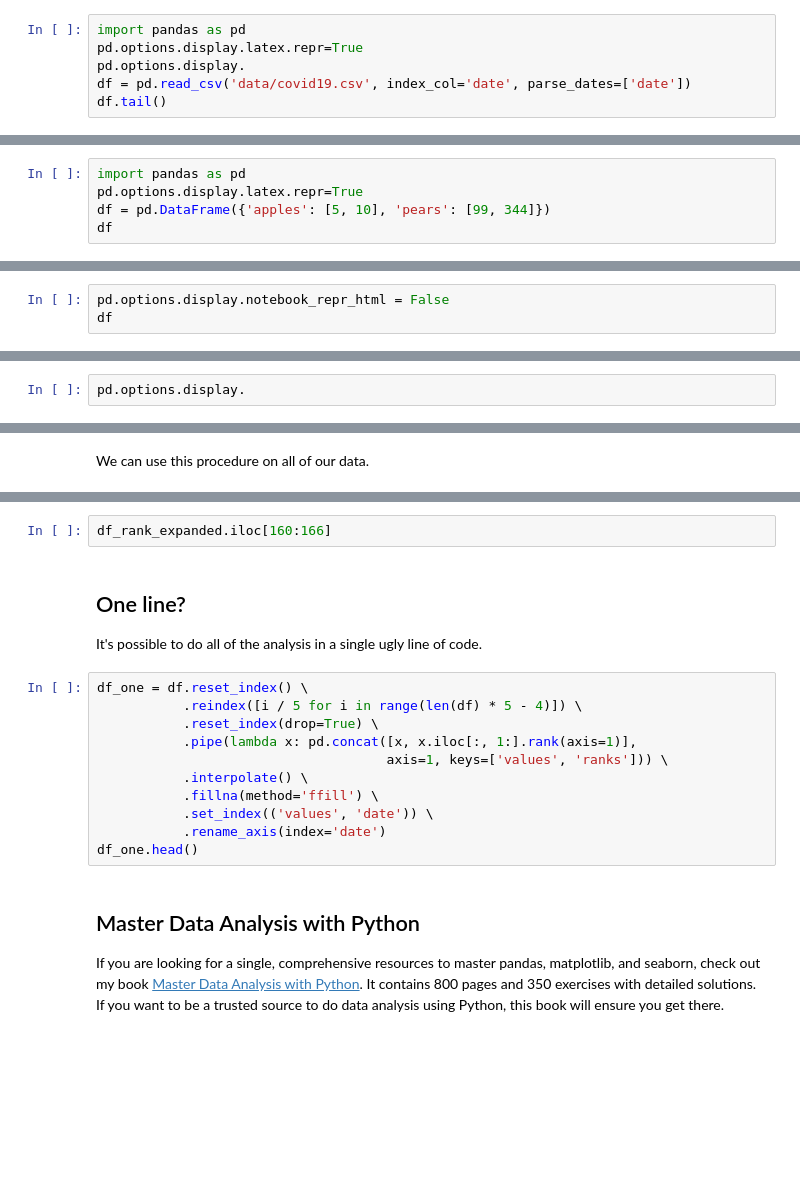
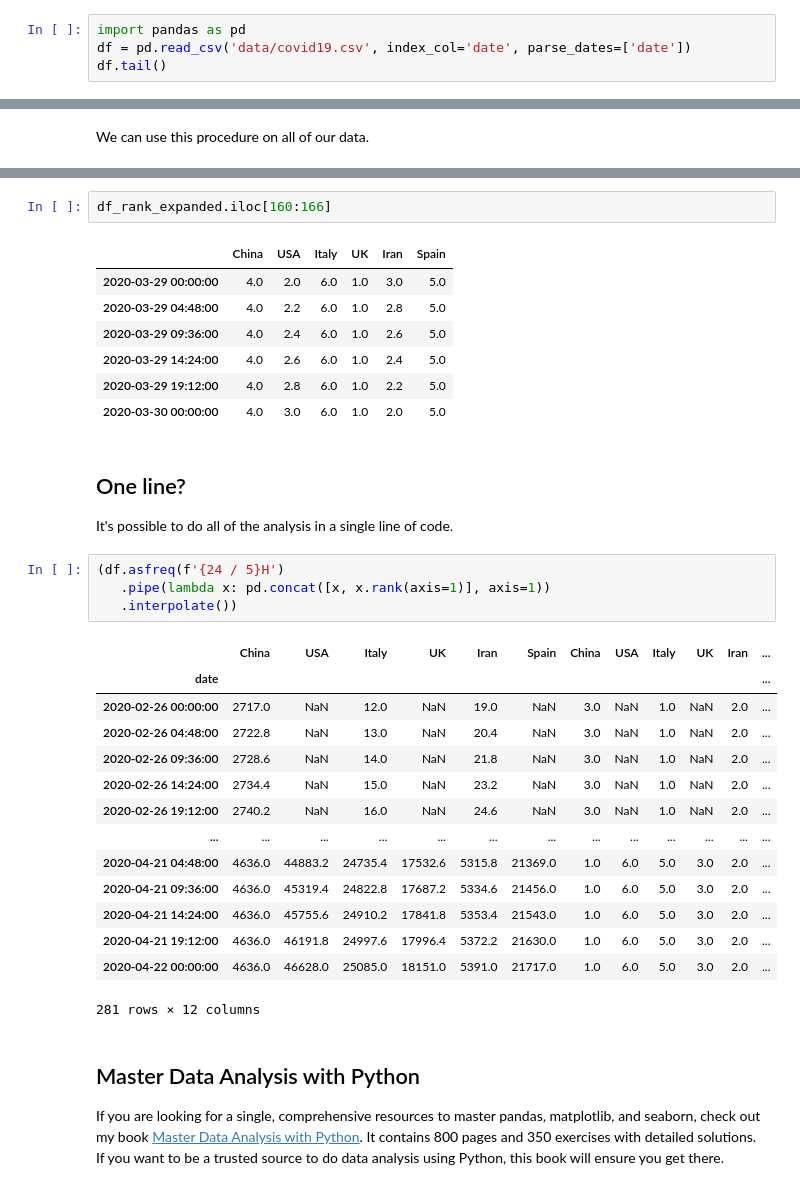
Before and after one commit to DunderData/Tutorials, a Jupyter notebook: Visualization Tutorials/Creating a Bar Chart Race Animation with Matplotlib/Creating a Bar Chart Race Animation with Matplotlib.ipynb, the cells around one changed output, grey strips where cells are left out. Saved outputs shown, nothing was run; the diff lists cells and outputs as text; blank space fills up the shorter version.

```diff
--- a/Visualization Tutorials/Creating a Bar Chart Race Animation with Matplotlib/Creating a Bar Chart Race Animation with Matplotlib.ipynb
+++ b/Visualization Tutorials/Creating a Bar Chart Race Animation with Matplotlib/Creating a Bar Chart Race Animation with Matplotlib.ipynb
@@ -24,8 +24,6 @@ For this bar chart race, we'll use a small dataset produced by John Hopkins Univ
 [0]: media/covid19.png
 # %%
 import pandas as pd
-pd.options.display.latex.repr=True
-pd.options.display.
 df = pd.read_csv('data/covid19.csv', index_col='date', parse_dates=['date'])
 df.tail()
 # %% [output]
@@ -43,5 +36,0 @@ pd.__version__
-# %%
-import pandas as pd
-pd.options.display.latex.repr=True
-df = pd.DataFrame({'apples': [5, 10], 'pears': [99, 344]})
-df
@@ -63,3 +36,0 @@ df['apples']
-# %%
-pd.options.display.notebook_repr_html = False
-df
@@ -84,8 +46,6 @@ For this tutorial, the data must be in 'wide' form where:
 ### Individual bar charts for specific dates
 
 Let's begin by creating a single static bar chart for the specific date of March 29, 2020. First, we select the data as a Series.
-# %%
-pd.options.display.
 # %%
 s = df.loc['2020-03-29']
 s
@@ -330,20 +470,36 @@ df_expanded.iloc[160:166]
 # %%
 df_rank_expanded.iloc[160:166]
+# %% [output]
+|  | China | USA | Italy | UK | Iran | Spain |
+| 2020-03-29 00:00:00 | 4.0 | 2.0 | 6.0 | 1.0 | 3.0 | 5.0 |
+| 2020-03-29 04:48:00 | 4.0 | 2.2 | 6.0 | 1.0 | 2.8 | 5.0 |
+| 2020-03-29 09:36:00 | 4.0 | 2.4 | 6.0 | 1.0 | 2.6 | 5.0 |
+| 2020-03-29 14:24:00 | 4.0 | 2.6 | 6.0 | 1.0 | 2.4 | 5.0 |
+| 2020-03-29 19:12:00 | 4.0 | 2.8 | 6.0 | 1.0 | 2.2 | 5.0 |
+| 2020-03-30 00:00:00 | 4.0 | 3.0 | 6.0 | 1.0 | 2.0 | 5.0 |
 # %% [markdown]
 ## One line?
 
-It's possible to do all of the analysis in a single ugly line of code.
+It's possible to do all of the analysis in a single line of code.
 # %%
-df_one = df.reset_index() \
-           .reindex([i / 5 for i in range(len(df) * 5 - 4)]) \
-           .reset_index(drop=True) \
-           .pipe(lambda x: pd.concat([x, x.iloc[:, 1:].rank(axis=1)],
-                                     axis=1, keys=['values', 'ranks'])) \
-           .interpolate() \
-           .fillna(method='ffill') \
-           .set_index(('values', 'date')) \
-           .rename_axis(index='date')
-df_one.head()
+(df.asfreq(f'{24 / 5}H')
+   .pipe(lambda x: pd.concat([x, x.rank(axis=1)], axis=1))
+   .interpolate())
+# %% [output]
+|  | China | USA | Italy | UK | Iran | Spain | China | USA | Italy | UK | Iran | ... |
+| date |  |  |  |  |  |  |  |  |  |  |  | ... |
+| 2020-02-26 00:00:00 | 2717.0 | NaN | 12.0 | NaN | 19.0 | NaN | 3.0 | NaN | 1.0 | NaN | 2.0 | ... |
+| 2020-02-26 04:48:00 | 2722.8 | NaN | 13.0 | NaN | 20.4 | NaN | 3.0 | NaN | 1.0 | NaN | 2.0 | ... |
+| 2020-02-26 09:36:00 | 2728.6 | NaN | 14.0 | NaN | 21.8 | NaN | 3.0 | NaN | 1.0 | NaN | 2.0 | ... |
+| 2020-02-26 14:24:00 | 2734.4 | NaN | 15.0 | NaN | 23.2 | NaN | 3.0 | NaN | 1.0 | NaN | 2.0 | ... |
+| 2020-02-26 19:12:00 | 2740.2 | NaN | 16.0 | NaN | 24.6 | NaN | 3.0 | NaN | 1.0 | NaN | 2.0 | ... |
+| ... | ... | ... | ... | ... | ... | ... | ... | ... | ... | ... | ... | ... |
+| 2020-04-21 04:48:00 | 4636.0 | 44883.2 | 24735.4 | 17532.6 | 5315.8 | 21369.0 | 1.0 | 6.0 | 5.0 | 3.0 | 2.0 | ... |
+| 2020-04-21 09:36:00 | 4636.0 | 45319.4 | 24822.8 | 17687.2 | 5334.6 | 21456.0 | 1.0 | 6.0 | 5.0 | 3.0 | 2.0 | ... |
+| 2020-04-21 14:24:00 | 4636.0 | 45755.6 | 24910.2 | 17841.8 | 5353.4 | 21543.0 | 1.0 | 6.0 | 5.0 | 3.0 | 2.0 | ... |
+| 2020-04-21 19:12:00 | 4636.0 | 46191.8 | 24997.6 | 17996.4 | 5372.2 | 21630.0 | 1.0 | 6.0 | 5.0 | 3.0 | 2.0 | ... |
+| 2020-04-22 00:00:00 | 4636.0 | 46628.0 | 25085.0 | 18151.0 | 5391.0 | 21717.0 | 1.0 | 6.0 | 5.0 | 3.0 | 2.0 | ... |
+281 rows × 12 columns
 # %% [markdown]
 ## Master Data Analysis with Python
 
```
Also changed, not shown: parts of 29 cells of this notebook, 9 other files.
